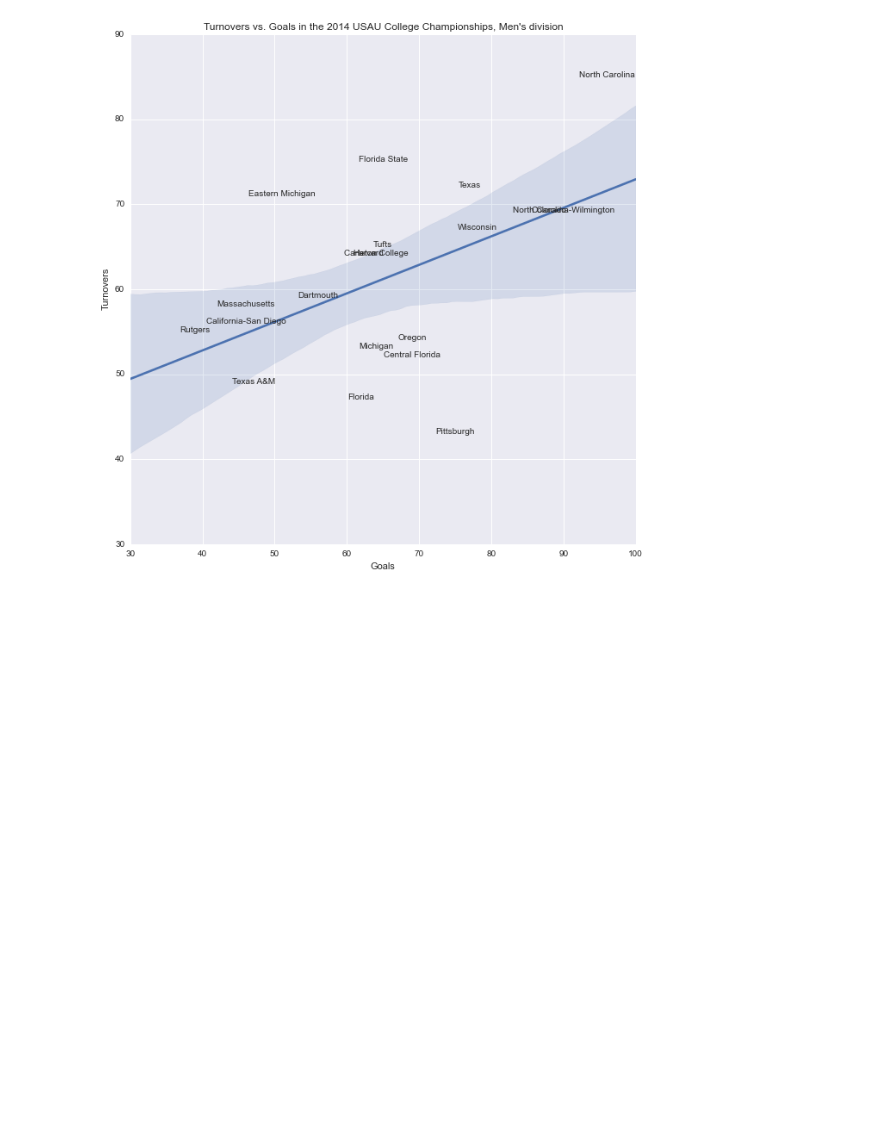
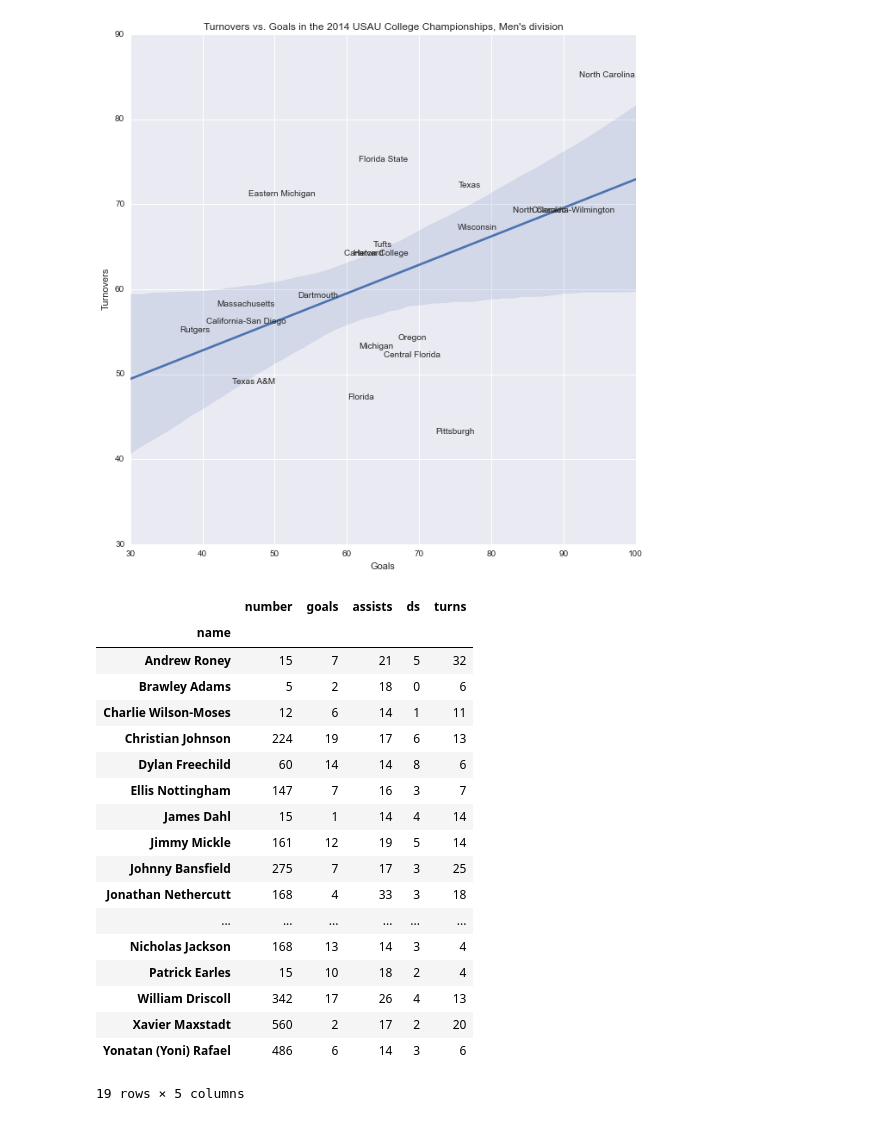
Before and after one commit to llimllib/2014collegechamps, a Jupyter notebook: Mens Stats.ipynb, the cells around one changed output. Saved outputs shown, nothing was run; the diff lists cells and outputs as text; code cells hidden in the pictures; blank space fills up the shorter version.

```diff
--- a/Mens Stats.ipynb
+++ b/Mens Stats.ipynb
@@ -165,3 +165,28 @@ ax.set_title("Turnovers vs. Goals in the 2014 USAU College Championships, Men's
 # %% [output]
 <matplotlib.text.Text at 0x...>
 [figure]
+# %%
+#let's graph the top assisters vs. their turns
+totals = df[["name", "team", "number", "goals", "assists", "ds", "turns"]].groupby(["name"]).sum()
+totals.sort_index(by="assists", ascending=False)
+totals[totals["assists"] > 13]
+# %% [output]
+|  | number | goals | assists | ds | turns |
+| name |  |  |  |  |  |
+| Andrew Roney | 15 | 7 | 21 | 5 | 32 |
+| Brawley Adams | 5 | 2 | 18 | 0 | 6 |
+| Charlie Wilson-Moses | 12 | 6 | 14 | 1 | 11 |
+| Christian Johnson | 224 | 19 | 17 | 6 | 13 |
+| Dylan Freechild | 60 | 14 | 14 | 8 | 6 |
+| Ellis Nottingham | 147 | 7 | 16 | 3 | 7 |
+| James Dahl | 15 | 1 | 14 | 4 | 14 |
+| Jimmy Mickle | 161 | 12 | 19 | 5 | 14 |
+| Johnny Bansfield | 275 | 7 | 17 | 3 | 25 |
+| Jonathan Nethercutt | 168 | 4 | 33 | 3 | 18 |
+| ... | ... | ... | ... | ... | ... |
+| Nicholas Jackson | 168 | 13 | 14 | 3 | 4 |
+| Patrick Earles | 15 | 10 | 18 | 2 | 4 |
+| William Driscoll | 342 | 17 | 26 | 4 | 13 |
+| Xavier Maxstadt | 560 | 2 | 17 | 2 | 20 |
+| Yonatan (Yoni) Rafael | 486 | 6 | 14 | 3 | 6 |
+19 rows × 5 columns
```
Also changed, not shown: parts of 1 cell of this notebook, 1 other file.
